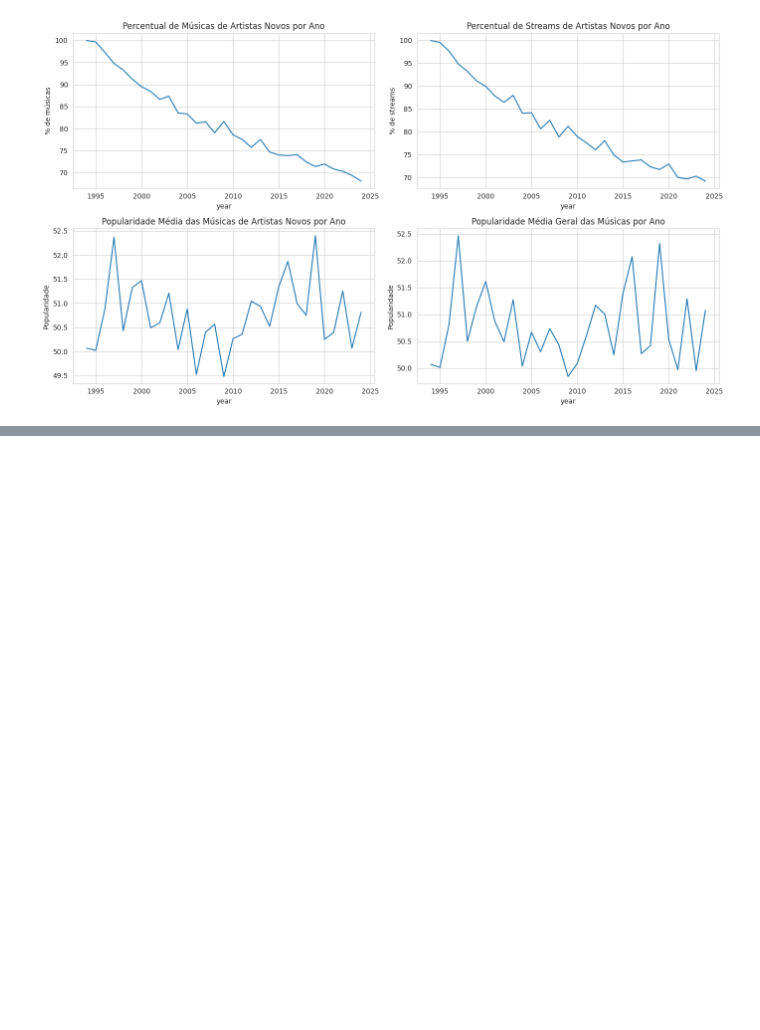
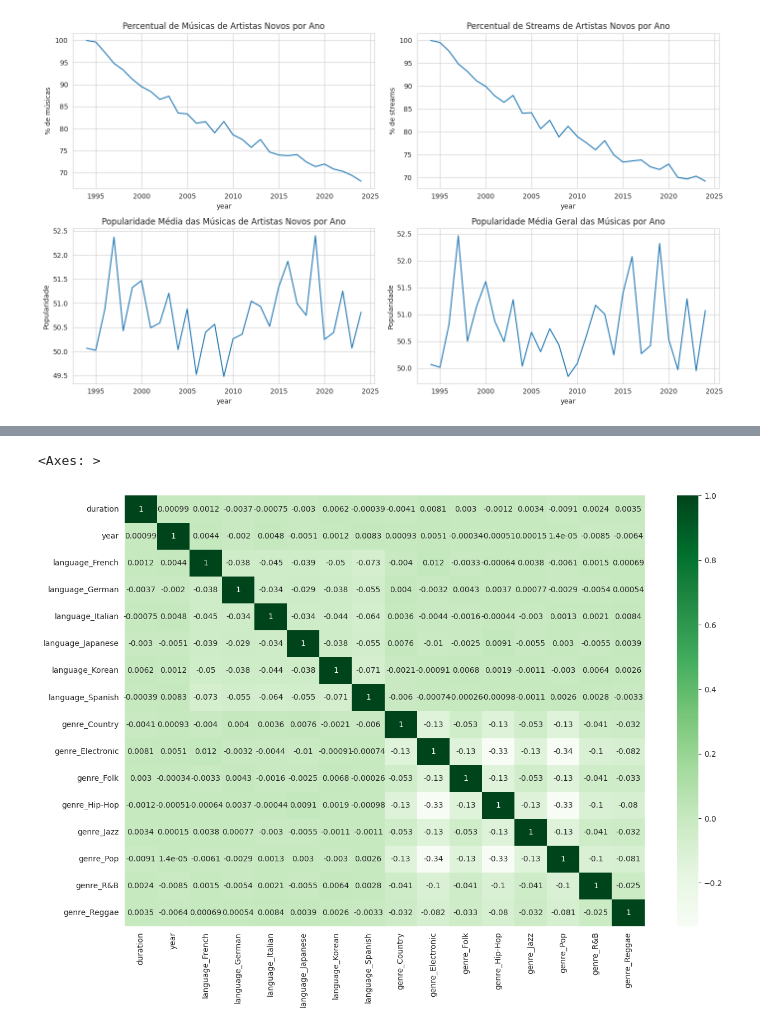
Before and after one commit to SW-Samuel/Spotify-Songs-Analysis, a Jupyter notebook: spotify_analystic.ipynb, the cells around one changed output, grey strips where cells are left out. Drawn from its saved outputs; the diff is of its cells as text; code cells hidden in the pictures; blank space fills up the shorter version.

```diff
--- a/spotify_analystic.ipynb
+++ b/spotify_analystic.ipynb
@@ -463,0 +455,8 @@ df[['duration', 'year', 'popularity']].corr()
+# %%
+df['release_date'] = pd.to_datetime(df['release_date'], errors='coerce')
+df['year'] = df['release_date'].dt.year
+
+features = ['language', 'genre', 'duration', 'year']
+
+df_dummies = pd.get_dummies(df[features], columns=['language', 'genre'], drop_first=True, dtype=int)
+df_dummies.head()
@@ -463,0 +470,6 @@ df[['duration', 'year', 'popularity']].corr()
+# %%
+plt.figure(figsize=(15,10))
+sns.heatmap(df_dummies.corr(numeric_only=True), annot=True, cmap='Greens')
+# %% [output]
+<Axes: >
+[figure, added]
```
Also changed, not shown: parts of 5 cells of this notebook.
